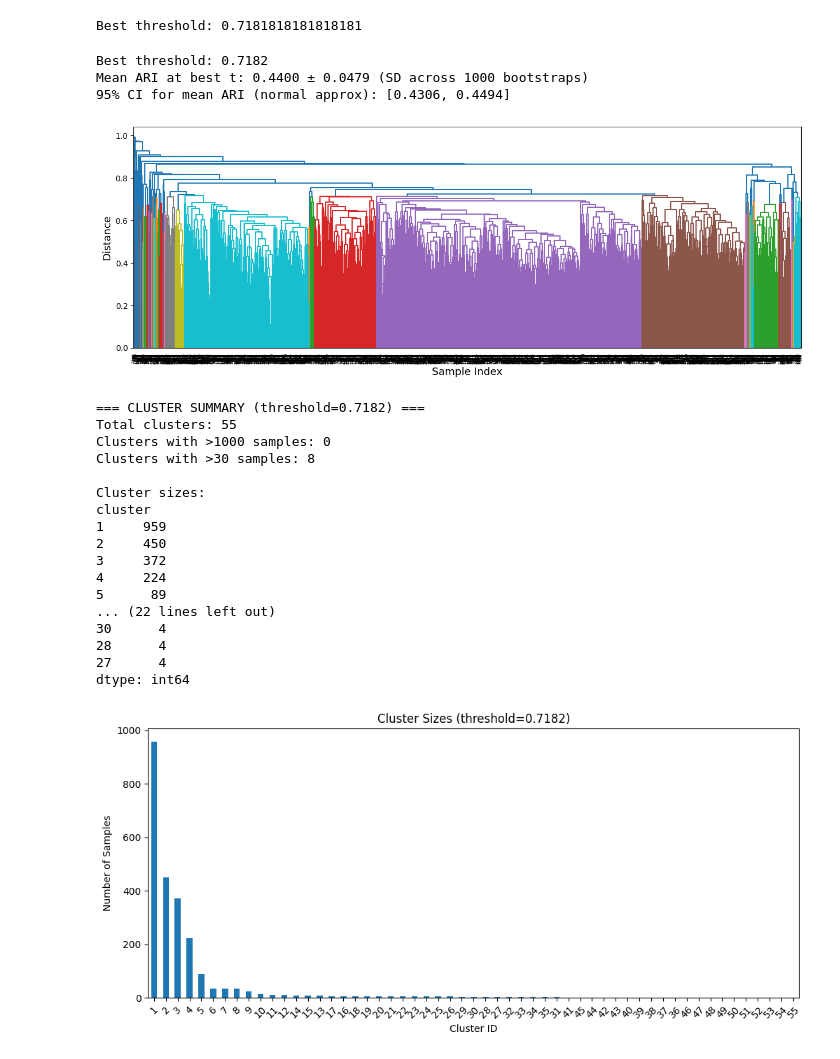
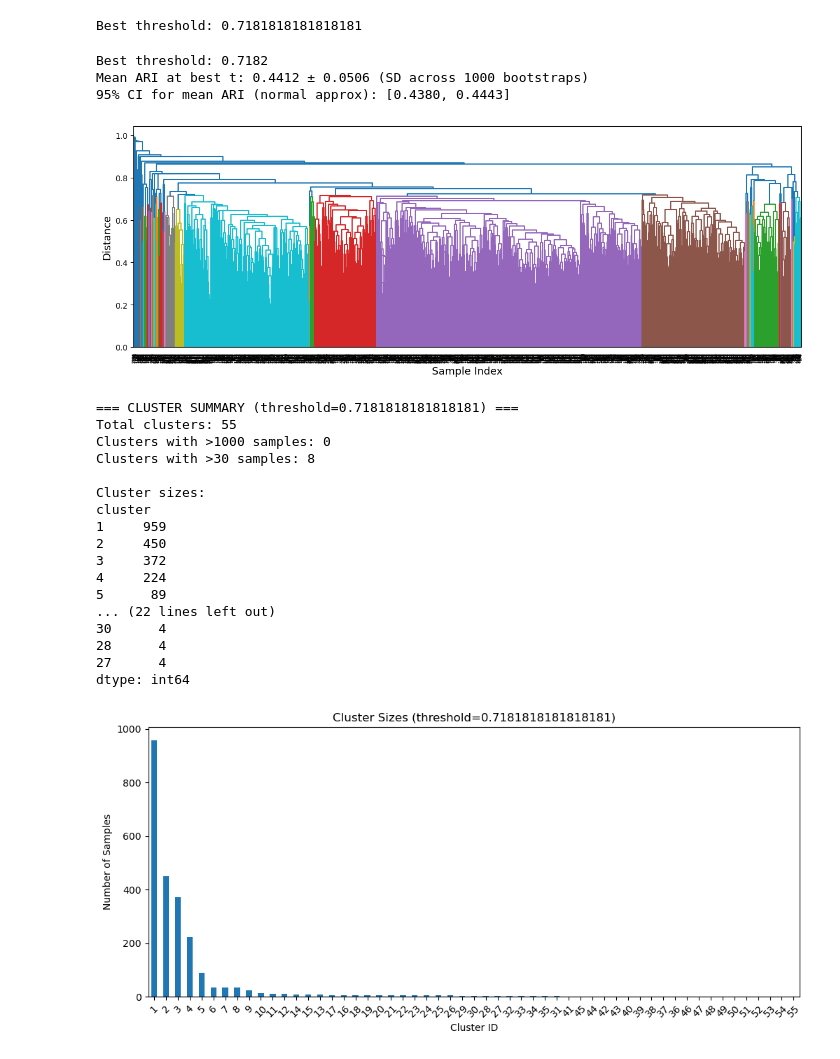
Before and after one commit to jppeirce/ltrm_fish, a Jupyter notebook: 2cluster_analysis.ipynb, the cells around one changed output. Saved outputs shown, nothing was run; the diff lists cells and outputs as text; code cells hidden in the pictures.

```diff
--- a/2cluster_analysis.ipynb
+++ b/2cluster_analysis.ipynb
@@ -811,7 +811,7 @@ def select_clustering_threshold(
 # %%
 best_t, metrics, labels = select_clustering_threshold(
     X_binary=fish_df_binary.values,
-    n_boot=100,
+    n_boot=1000,
     sample_frac=0.8,
     n_thresholds=100,
     small_min=30,
@@ -840,14 +840,14 @@ print(f"95% CI for mean ARI (normal approx): "
       f"[{row['mean_ARI_CI95_low']:.4f}, {row['mean_ARI_CI95_high']:.4f}]")
 # %% [output]
 Best threshold: 0.7182
-Mean ARI at best t: 0.4400 ± 0.0479 (SD across 1000 bootstraps)
-95% CI for mean ARI (normal approx): [0.4306, 0.4494]
+Mean ARI at best t: 0.4412 ± 0.0506 (SD across 1000 bootstraps)
+95% CI for mean ARI (normal approx): [0.4380, 0.4443]
 # %%
 from scipy.cluster.hierarchy import dendrogram
 
 linked_jaccard = linkage(dist_matrix_jac, method='average')
 
-cluster_threshold = 0.7182
+cluster_threshold = best_t
 plt.figure(figsize=(15, 5))
 dendrogram(linked_jaccard, color_threshold=cluster_threshold) # you can change this value to change the number of clusters you get
 plt.xlabel("Sample Index", fontsize=13)
@@ -871,36 +871,36 @@ print(f"Total clusters: {len(cluster_summary)}")
 print(f"Clusters with >1000 samples: {(cluster_summary >= 1000).sum()}")
 print(f"Clusters with >30 samples: {(cluster_summary >= 30).sum()}")
 print(f"\nCluster sizes:")
 print(cluster_summary.head(30))
 
 # Visualize cluster size distribution
 plt.figure(figsize=(12, 5))
 cluster_summary.plot(kind='bar')
 plt.xlabel('Cluster ID')
 plt.ylabel('Number of Samples')
 plt.title(f'Cluster Sizes (threshold={cluster_threshold})')
 plt.xticks(rotation=45);
 #print(agg_df.groupby('cluster').size())
 # %% [output]
-[figure, old version]
+[figure, new version]
-=== CLUSTER SUMMARY (threshold=0.7182) ===
+=== CLUSTER SUMMARY (threshold=0.7181818181818181) ===
 Total clusters: 55
 Clusters with >1000 samples: 0
 Clusters with >30 samples: 8
 
 Cluster sizes:
 cluster
 1     959
 2     450
 3     372
 4     224
 5      89
 ... (22 lines left out)
 30      4
 28      4
 27      4
 dtype: int64
-[figure, old version]
+[figure, new version]
 # %%
 # Save for heatmap in 3cluster_visualization
 agg_df.to_csv('pandas/agg_df_cluster1.csv', index=False)
```
Also changed, not shown: parts of 2 cells of this notebook, 7 other files.
